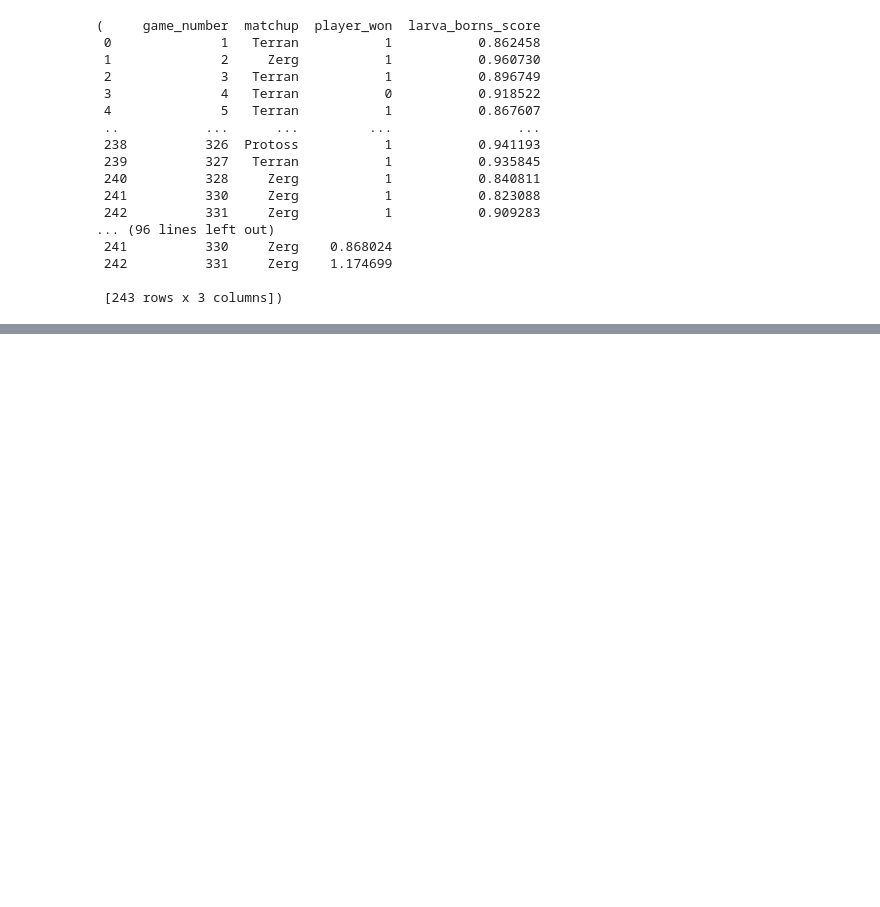
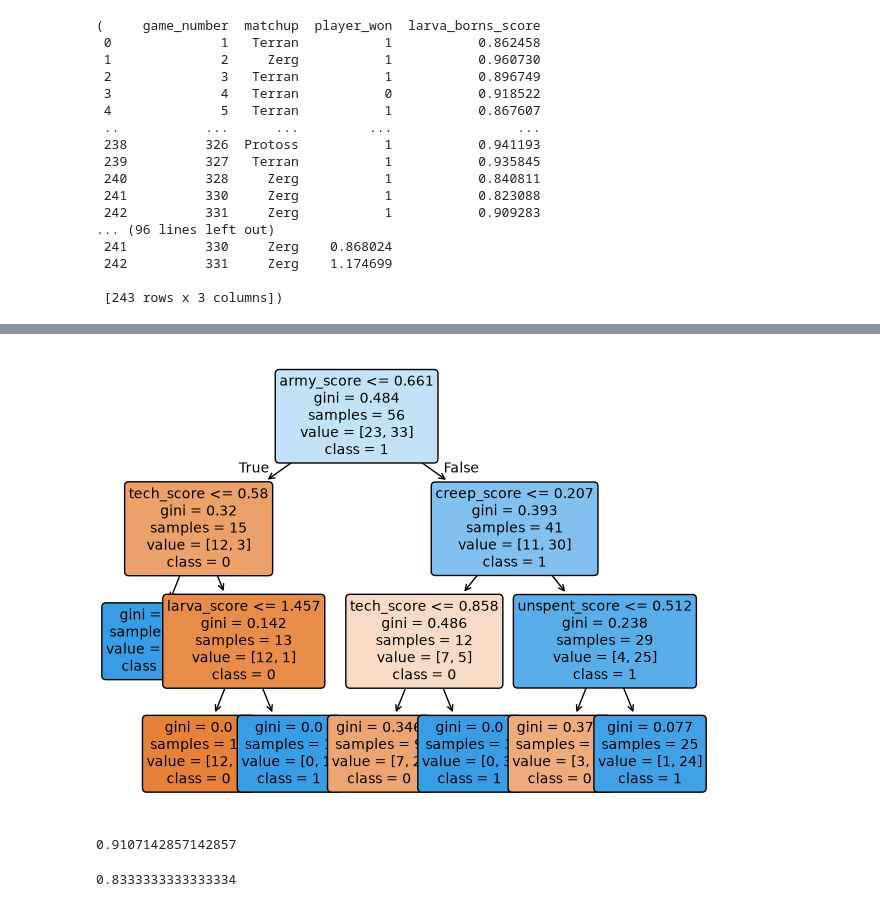
Before and after one commit to Peter-32/benchmark, a Jupyter notebook: notebooks/explore_data.ipynb, the cells around one changed output, grey strips where cells are left out. Drawn from its saved outputs; the diff is of its cells as text; code cells hidden in the pictures; blank space fills up the shorter version.

```diff
--- a/notebooks/explore_data.ipynb
+++ b/notebooks/explore_data.ipynb
@@ -505,0 +556,46 @@ MergeError: Passing 'suffixes' which cause duplicate columns {'matchup_x'} is no
+# %%
+from sklearn.tree import DecisionTreeClassifier, plot_tree
+temp_df = combined_df.query("matchup_a == 'Protoss'")
+X = temp_df[[x for x in temp_df.columns if 'score' in x]].copy()
+y = temp_df['player_won']
+model = DecisionTreeClassifier(max_depth=3, random_state=1)
+model.fit(X, y)
+plt.figure()
+plot_tree(model, feature_names=X.columns, class_names=[str(c) for c in model.classes_], filled=True, rounded=True, fontsize=10)
+plt.tight_layout()
+plt.show()
+# %% [output]
+[figure, added]
+# %%
+from xgboost import XGBClassifier
+
+model = XGBClassifier(
+    n_estimators=100,
+    max_depth=3,
+    learning_rate=0.1,
+    objective='binary:logistic',
+    eval_metric='logloss',
+    monotone_constraints= (1, 1, 1, 1, 1, 1, 1, 1))
+
+
+model.fit(X, y)
+
+y_pred = model.predict(X)
+
+from sklearn.metrics import accuracy_score
+accuracy_score(y, y_pred)
+# %% [output]
+0.9107142857142857
+# %%
+from sklearn.model_selection import train_test_split
+
+X_train, X_test, y_train, y_test = train_test_split(
+    X, y, test_size=0.2, random_state=42
+)
+
+model.fit(X_train, y_train)
+
+
+accuracy_score(y_test, model.predict(X_test))
+# %% [output]
+0.8333333333333334
```
Also changed, not shown: parts of 11 cells of this notebook.
